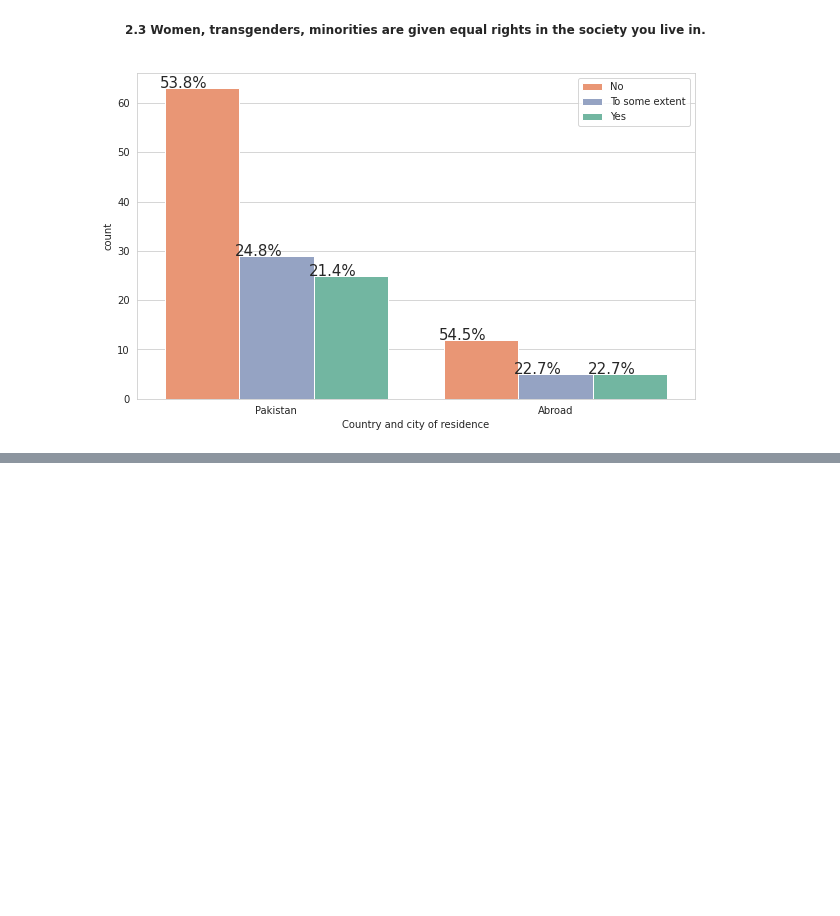
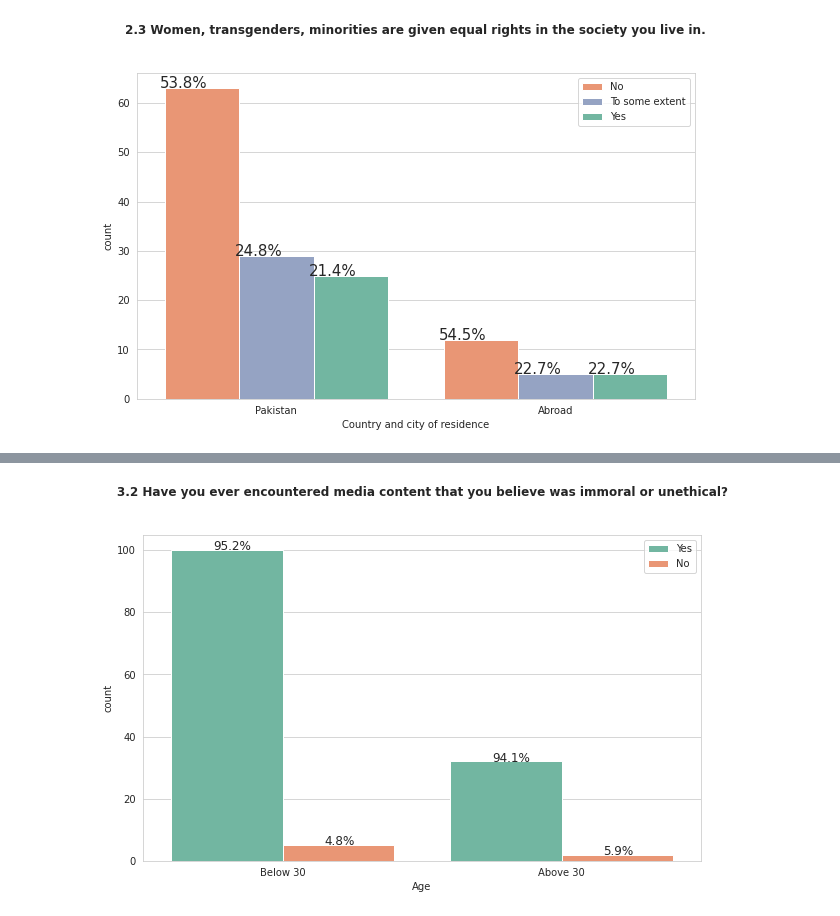
Before and after one commit to SulemanHamdani/Project-Python, a Jupyter notebook: correlationGraphs.ipynb, the cells around one changed output, grey strips where cells are left out. Drawn from its saved outputs; the diff is of its cells as text; code cells hidden in the pictures; blank space fills up the shorter version.

```diff
--- a/correlationGraphs.ipynb
+++ b/correlationGraphs.ipynb
@@ -353,0 +399,13 @@ with_hue(ax, countryData["Country and city of residence"], 2, 3)
+# %%
+colors = ['Yes', 'No', 'To some extent', "I’ve never heard about the Aurat March."]
+palette_colors = sns.color_palette('Set2', 4)
+palette_dict = {continent: color for continent, color in zip(colors, palette_colors)}
+# %%
+sns.set_style('whitegrid')
+plt.figure(figsize=(10,6))
+ax = sns.countplot(x='Age', hue='3.2 Have you ever encountered media content that you believe was immoral or unethical?', data=ageData, palette=palette_dict)
+plt.legend(loc="upper right")
+plt.title('3.2 Have you ever encountered media content that you believe was immoral or unethical?', x=0.5, y=1.1, fontweight="bold")
+with_hue(ax, ageData.Age, 2, 2)
+# %% [output]
+[figure, added]
```
Also changed, not shown: parts of 18 cells of this notebook.
